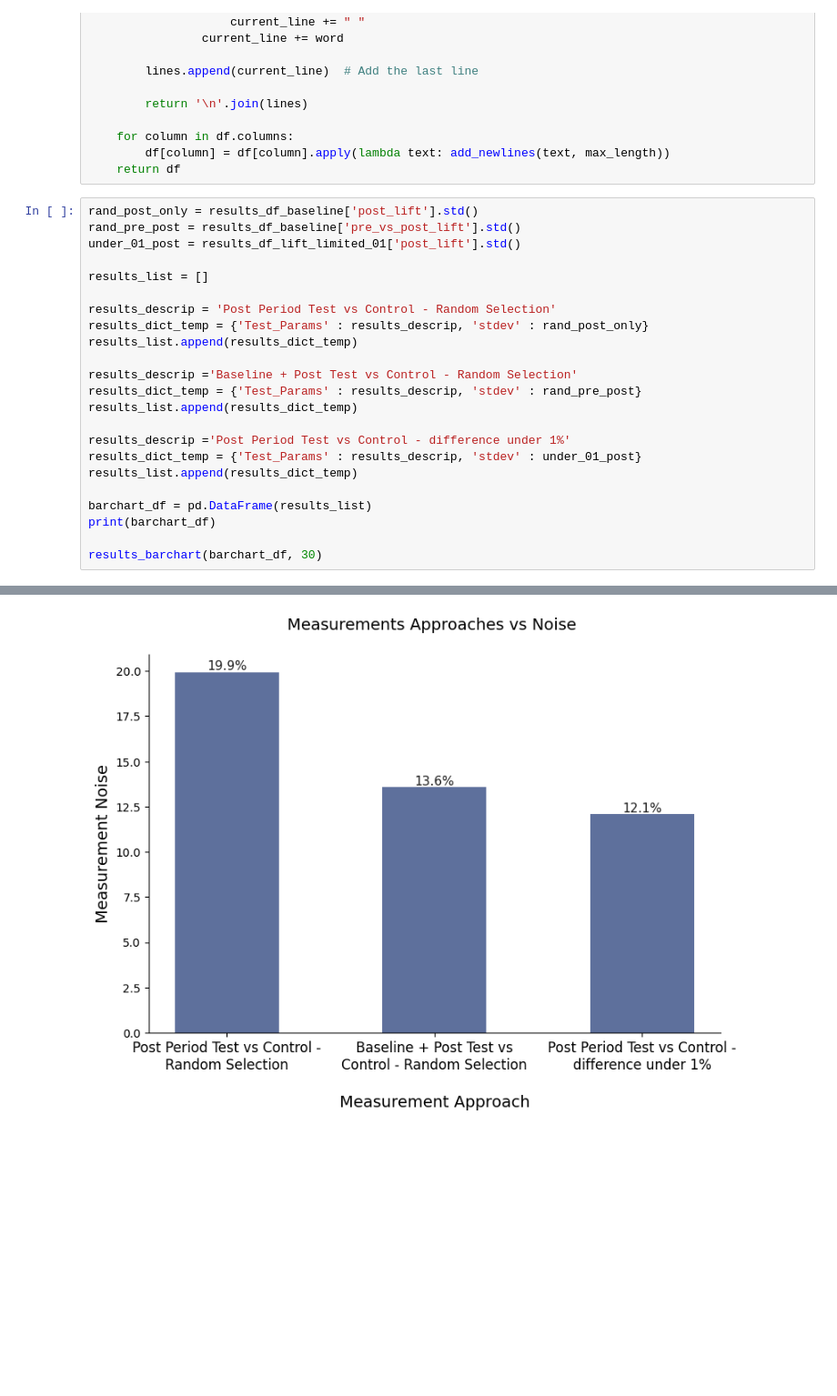
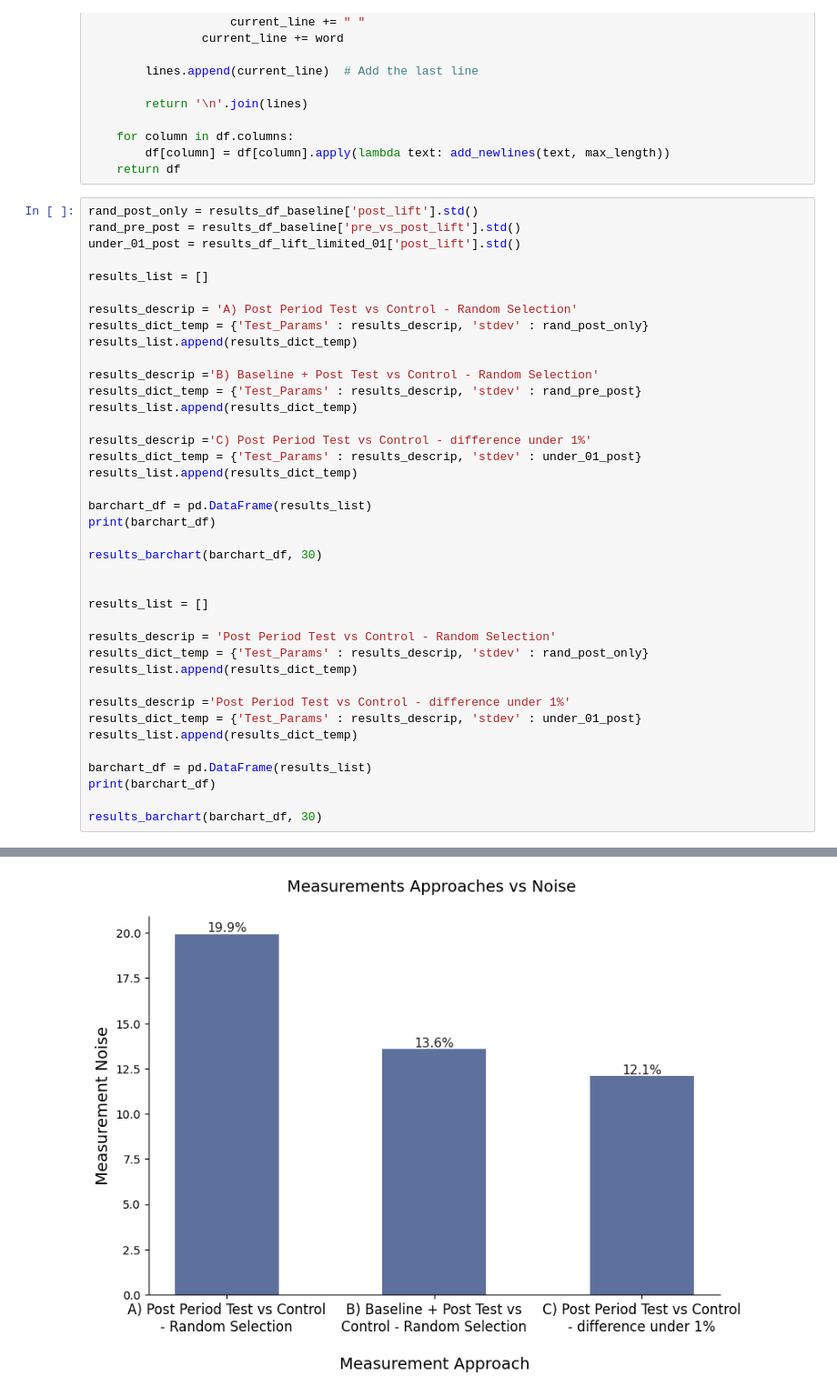
Before and after one commit to jcampbell542/optimizing_customer_test_measurement, a Jupyter notebook: Improved Random Selection.ipynb, the cells around one changed output, grey strips where cells are left out. Shown: that part at 91% size. Cells and saved outputs as stored; diff of their text form; blank space fills up the shorter version.

```diff
--- a/Improved Random Selection.ipynb
+++ b/Improved Random Selection.ipynb
@@ -828,12 +839,28 @@ under_01_post = results_df_lift_limited_01['post_lift'].std()
 
 results_list = []
 
-results_descrip = 'Post Period Test vs Control - Random Selection'
+results_descrip = 'A) Post Period Test vs Control - Random Selection'
 results_dict_temp = {'Test_Params' : results_descrip, 'stdev' : rand_post_only}
 results_list.append(results_dict_temp)
 
-results_descrip ='Baseline + Post Test vs Control - Random Selection'
+results_descrip ='B) Baseline + Post Test vs Control - Random Selection'
 results_dict_temp = {'Test_Params' : results_descrip, 'stdev' : rand_pre_post}
+results_list.append(results_dict_temp)
+
+results_descrip ='C) Post Period Test vs Control - difference under 1%'
+results_dict_temp = {'Test_Params' : results_descrip, 'stdev' : under_01_post}
+results_list.append(results_dict_temp)
+
+barchart_df = pd.DataFrame(results_list)
+print(barchart_df)
+
+results_barchart(barchart_df, 30)
+
+
+results_list = []
+
+results_descrip = 'Post Period Test vs Control - Random Selection'
+results_dict_temp = {'Test_Params' : results_descrip, 'stdev' : rand_post_only}
 results_list.append(results_dict_temp)
 
 results_descrip ='Post Period Test vs Control - difference under 1%'
@@ -857 +884 @@ DataFrame before plotting:
-[figure, old version]
+[figure, new version]
```
Also changed, not shown: parts of 5 cells of this notebook.
